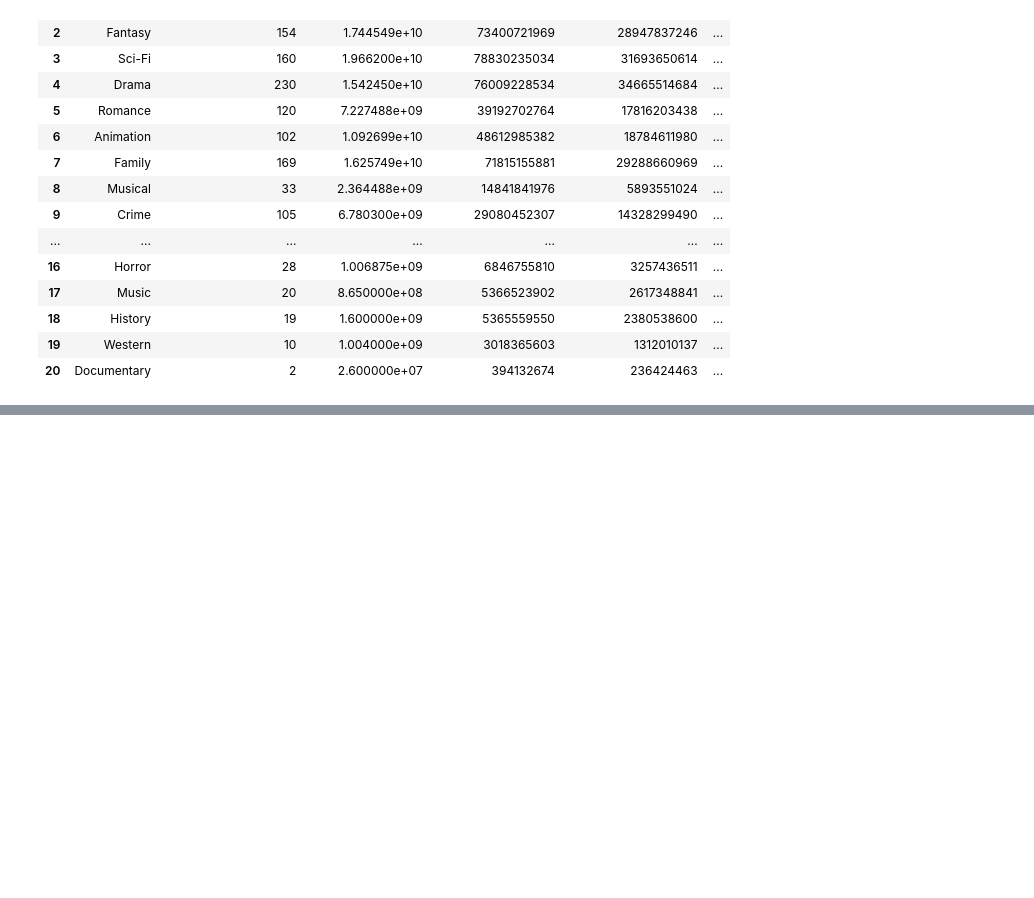
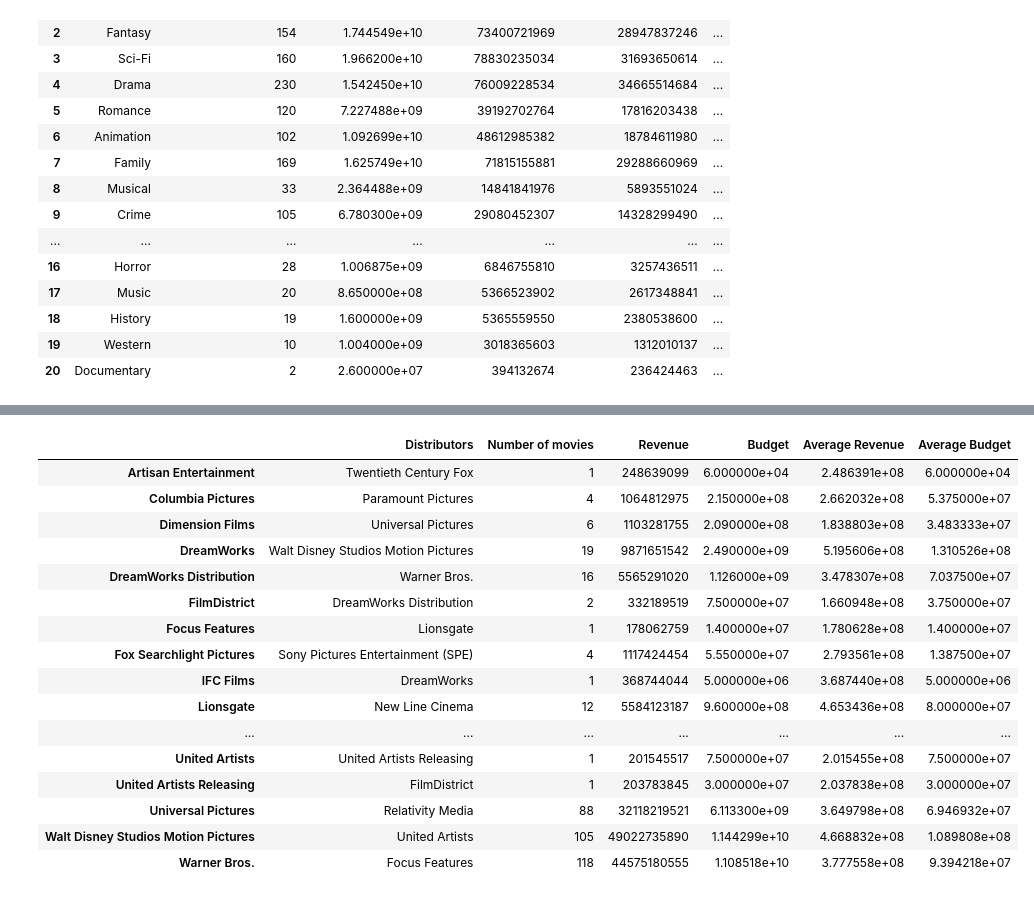
Before and after one commit to bryanmangrum/wranglemasters, a Jupyter notebook: data_cleanup.ipynb, the cells around one changed output, grey strips where cells are left out. Cells and saved outputs as stored; diff of their text form; code cells hidden in the pictures; blank space fills up the shorter version.

```diff
--- a/data_cleanup.ipynb
+++ b/data_cleanup.ipynb
@@ -338,0 +292,47 @@ list1
+# %%
+total_revenue = []
+distributors = []
+
+distributors = final_movie_dataset["Distributor"].unique()
+
+distributors_count = final_movie_dataset["Distributor"].value_counts()
+
+distributor_sum = final_movie_dataset.groupby("Distributor")["Revenue"].sum()
+distributor_sum.sort_values(ascending=False)
+
+distributor_bud = final_movie_dataset.groupby("Distributor")["budget"].sum()
+distributor_bud.sort_values(ascending=False)
+
+average_sum = distributor_sum / distributors_count
+
+average_bud = distributor_bud / distributors_count
+
+distributors_df = pd.DataFrame({
+    "Distributors": distributors,
+    "Number of movies": distributors_count,
+    "Revenue": distributor_sum,
+    "Budget": distributor_bud,
+    "Average Revenue": average_sum,
+    "Average Budget": average_bud
+})
+
+
+distributors_df
+# %% [output]
+|  | Distributors | Number of movies | Revenue | Budget | Average Revenue | Average Budget |
+| Artisan Entertainment | Twentieth Century Fox | 1 | 248639099 | 6.000000e+04 | 2.486391e+08 | 6.000000e+04 |
+| Columbia Pictures | Paramount Pictures | 4 | 1064812975 | 2.150000e+08 | 2.662032e+08 | 5.375000e+07 |
+| Dimension Films | Universal Pictures | 6 | 1103281755 | 2.090000e+08 | 1.838803e+08 | 3.483333e+07 |
+| DreamWorks | Walt Disney Studios Motion Pictures | 19 | 9871651542 | 2.490000e+09 | 5.195606e+08 | 1.310526e+08 |
+| DreamWorks Distribution | Warner Bros. | 16 | 5565291020 | 1.126000e+09 | 3.478307e+08 | 7.037500e+07 |
+| FilmDistrict | DreamWorks Distribution | 2 | 332189519 | 7.500000e+07 | 1.660948e+08 | 3.750000e+07 |
+| Focus Features | Lionsgate | 1 | 178062759 | 1.400000e+07 | 1.780628e+08 | 1.400000e+07 |
+| Fox Searchlight Pictures | Sony Pictures Entertainment (SPE) | 4 | 1117424454 | 5.550000e+07 | 2.793561e+08 | 1.387500e+07 |
+| IFC Films | DreamWorks | 1 | 368744044 | 5.000000e+06 | 3.687440e+08 | 5.000000e+06 |
+| Lionsgate | New Line Cinema | 12 | 5584123187 | 9.600000e+08 | 4.653436e+08 | 8.000000e+07 |
+| ... | ... | ... | ... | ... | ... | ... |
+| United Artists | United Artists Releasing | 1 | 201545517 | 7.500000e+07 | 2.015455e+08 | 7.500000e+07 |
+| United Artists Releasing | FilmDistrict | 1 | 203783845 | 3.000000e+07 | 2.037838e+08 | 3.000000e+07 |
+| Universal Pictures | Relativity Media | 88 | 32118219521 | 6.113300e+09 | 3.649798e+08 | 6.946932e+07 |
+| Walt Disney Studios Motion Pictures | United Artists | 105 | 49022735890 | 1.144299e+10 | 4.668832e+08 | 1.089808e+08 |
+| Warner Bros. | Focus Features | 118 | 44575180555 | 1.108518e+10 | 3.777558e+08 | 9.394218e+07 |
```
Also changed, not shown: parts of 1 cell of this notebook.
